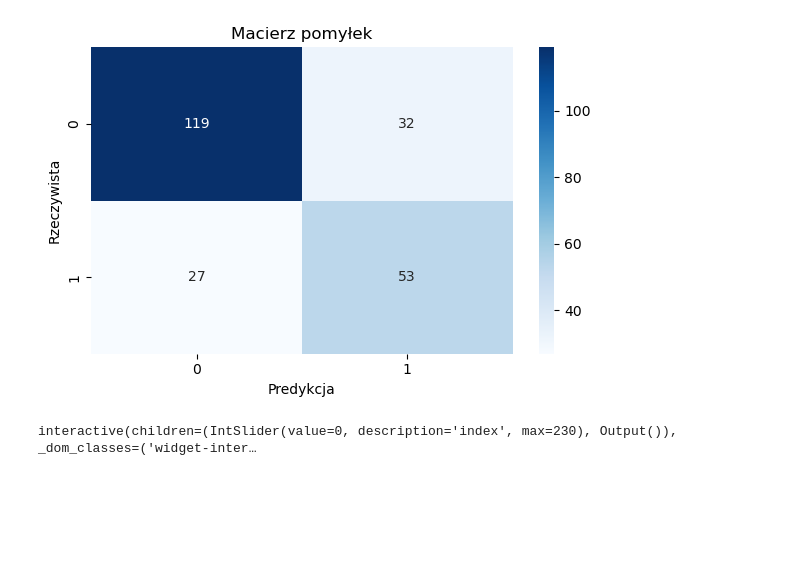
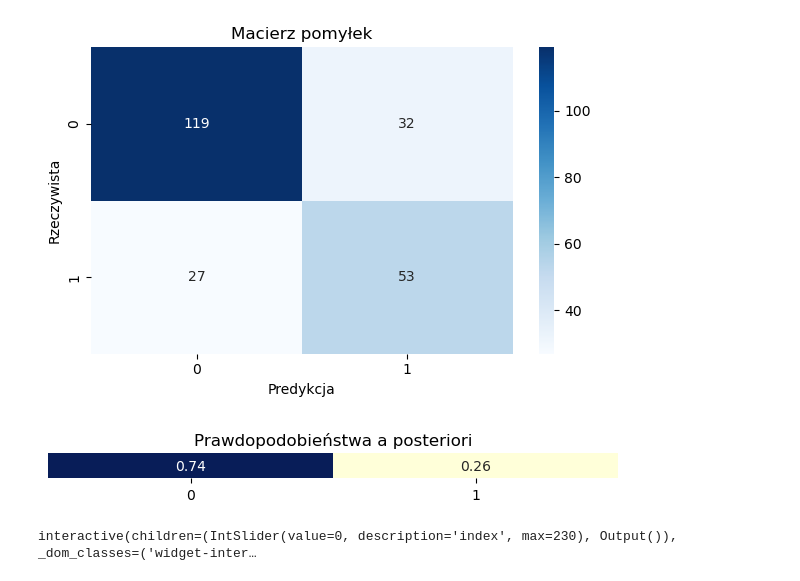
Before and after one commit to Qumpell/mathematical-fundamentals-project, a Jupyter notebook: project.ipynb, the cells around one changed output. Saved outputs shown, nothing was run; the diff lists cells and outputs as text; code cells hidden in the pictures; blank space fills up the shorter version.

```diff
--- a/project.ipynb
+++ b/project.ipynb
@@ -17,19 +17,12 @@ import matplotlib.pyplot as plt
 # %%
 class NaiveBayesContinuous:
     def __init__(self, kernel_smoothing=False):
-        """Inicjalizacja klasyfikatora. Jeśli kernel_smoothing=True, używa KDE."""
         self.kernel_smoothing = kernel_smoothing
         self.classes_ = None
         self.class_priors_ = None
         self.models_ = {}
 
     def fit(self, X, y, priors=None):
-        """
-        Uczy klasyfikator na podstawie danych treningowych.
-        :param X: macierz cech
-        :param y: etykiety klas
-        :param priors: słownik {klasa: prawdopodobieństwo}
-        """
         self.classes_ = np.unique(y)
         n_samples, n_features = X.shape
         self.class_priors_ = {}
@@ -49,7 +42,6 @@ class NaiveBayesContinuous:
                     self.models_[cls].append((mean, std))
 
     def predict_proba(self, X):
-        """Zwraca prawdopodobieństwa a posteriori dla każdej próbki."""
         probs = []
         for x in X:
             class_probs = {}
@@ -71,7 +63,6 @@ class NaiveBayesContinuous:
         return probs
 
     def predict(self, X):
-        """Zwraca przewidywane etykiety klas."""
         probs = self.predict_proba(X)
         return np.array([max(p, key=p.get) for p in probs])
 
@@ -228,4 +219,8 @@ weighted avg       0.75      0.74      0.75       231
 nb.plot_confusion_matrix(y_test, y_pred)
 # %% [output]
 [figure]
+# %%
+nb.plot_posterior_heatmap(X_test[0])
+# %% [output]
+[figure, added]
 # %%
```
Also changed, not shown: parts of 5 cells of this notebook.
